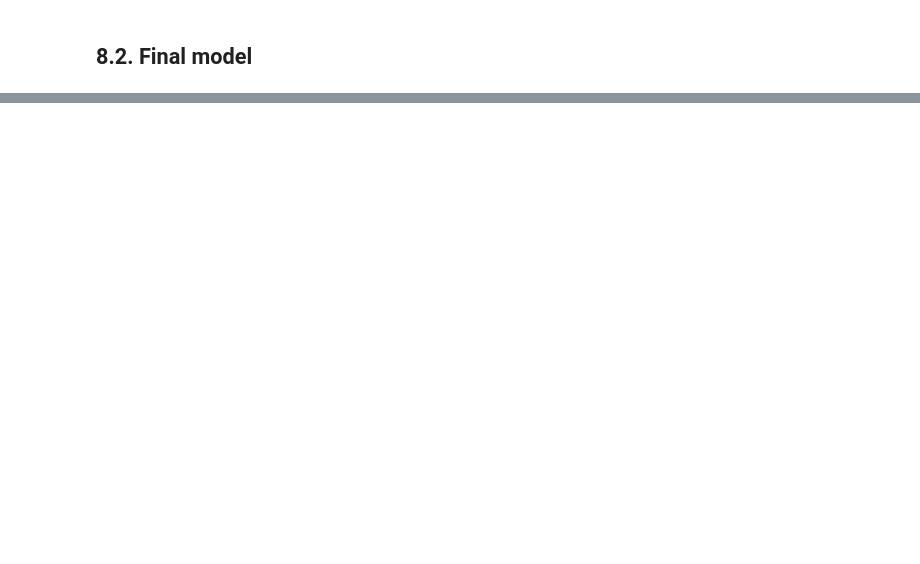
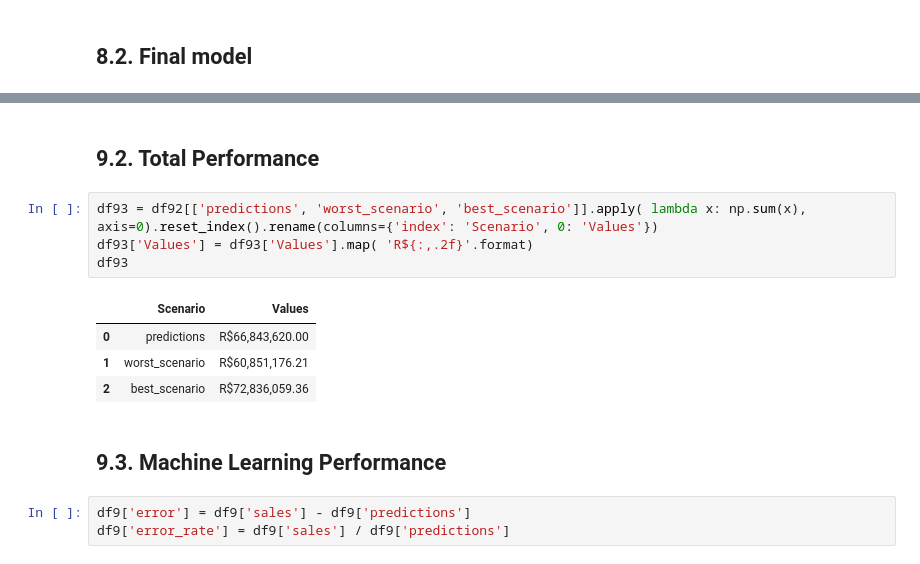
Before and after one commit to HenriqueLebre/DS-em-producao, a Jupyter notebook: m05_v01_store_sales_prediction.ipynb, the cells around one changed output, grey strips where cells are left out. Cells and saved outputs as stored; diff of their text form; blank space fills up the shorter version.

Commit message:
Machine Learning Performance

```diff
--- a/m05_v01_store_sales_prediction.ipynb
+++ b/m05_v01_store_sales_prediction.ipynb
@@ -1185,0 +1227,16 @@ xgb_result_tuned
+# %% [markdown]
+## 9.2. Total Performance
+# %%
+df93 = df92[['predictions', 'worst_scenario', 'best_scenario']].apply( lambda x: np.sum(x), axis=0).reset_index().rename(columns={'index': 'Scenario', 0: 'Values'})
+df93['Values'] = df93['Values'].map( 'R${:,.2f}'.format)
+df93
+# %% [output]
+|  | Scenario | Values |
+| 0 | predictions | R$66,843,620.00 |
+| 1 | worst_scenario | R$60,851,176.21 |
+| 2 | best_scenario | R$72,836,059.36 |
+# %% [markdown]
+## 9.3. Machine Learning Performance
+# %%
+df9['error'] = df9['sales'] - df9['predictions']
+df9['error_rate'] = df9['sales'] / df9['predictions']
```
Also changed, not shown: parts of 13 cells of this notebook.
